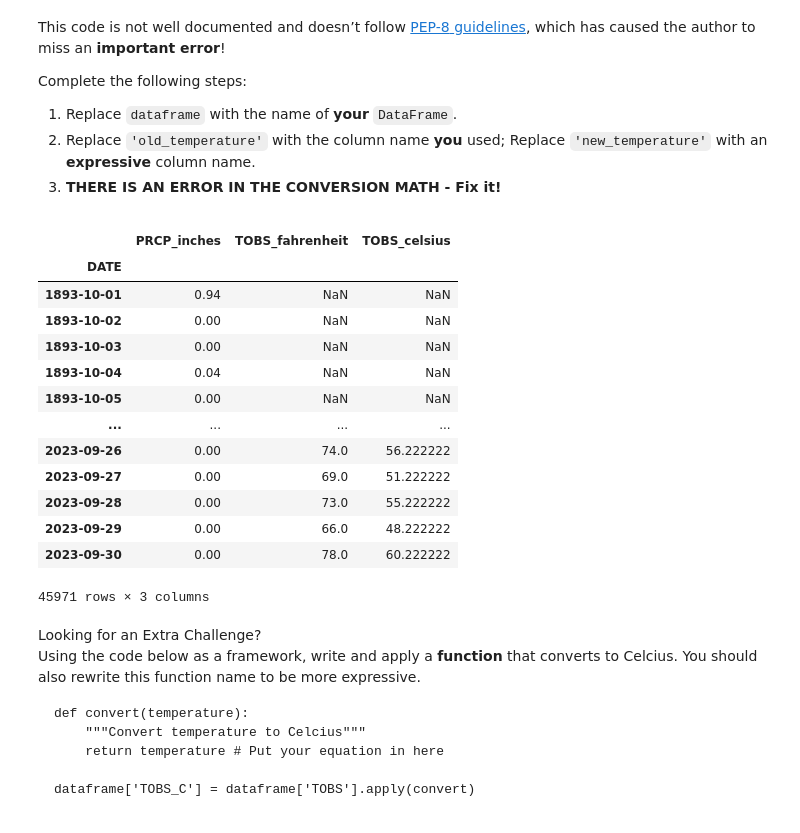
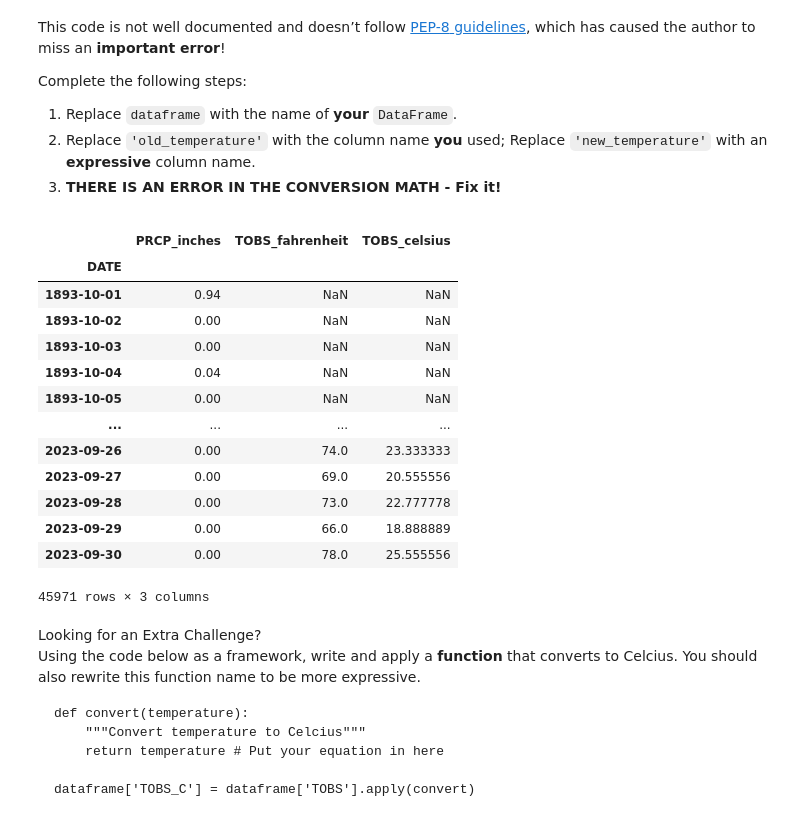
Before and after one commit to earthlab-education/climate-coding-challenge-VictoriAragon, a Jupyter notebook: 03_convert_units-climate_coding _challenge.ipynb, the cells around one changed output. Cells and saved outputs as stored; diff of their text form; code cells hidden in the pictures.

```diff
--- a/03_convert_units-climate_coding _challenge.ipynb
+++ b/03_convert_units-climate_coding _challenge.ipynb
@@ -82,22 +87,22 @@ an <strong>expressive</strong> column name.</li>
 it!</strong></li>
 </ol></div></div>
 # %%
-climate_df_units['TOBS_celsius']= climate_df_units['TOBS_fahrenheit']-32*5/9
+climate_df_units["TOBS_celsius"] = (climate_df_units["TOBS_fahrenheit"] - 32) * 5 / 9
 climate_df_units
 # %% [output]
 |  | PRCP_inches | TOBS_fahrenheit | TOBS_celsius |
 | DATE |  |  |  |
 | 1893-10-01 | 0.94 | NaN | NaN |
 | 1893-10-02 | 0.00 | NaN | NaN |
 | 1893-10-03 | 0.00 | NaN | NaN |
 | 1893-10-04 | 0.04 | NaN | NaN |
 | 1893-10-05 | 0.00 | NaN | NaN |
 | ... | ... | ... | ... |
-| 2023-09-26 | 0.00 | 74.0 | 56.222222 |
-| 2023-09-27 | 0.00 | 69.0 | 51.222222 |
-| 2023-09-28 | 0.00 | 73.0 | 55.222222 |
-| 2023-09-29 | 0.00 | 66.0 | 48.222222 |
-| 2023-09-30 | 0.00 | 78.0 | 60.222222 |
+| 2023-09-26 | 0.00 | 74.0 | 23.333333 |
+| 2023-09-27 | 0.00 | 69.0 | 20.555556 |
+| 2023-09-28 | 0.00 | 73.0 | 22.777778 |
+| 2023-09-29 | 0.00 | 66.0 | 18.888889 |
+| 2023-09-30 | 0.00 | 78.0 | 25.555556 |
 45971 rows × 3 columns
 # %% [markdown]
 <link rel="stylesheet" type="text/css" href="./assets/styles.css"><div class="callout callout-style-default callout-titled callout-extra"><div class="callout-header"><div class="callout-icon-container"><i class="callout-icon"></i></div><div class="callout-title-container flex-fill">Looking for an Extra Challenge?</div></div><div class="callout-body-container callout-body"><p>Using the code below as a framework, write and apply a
```
Also changed, not shown: parts of 5 cells of this notebook, 5 other files.
